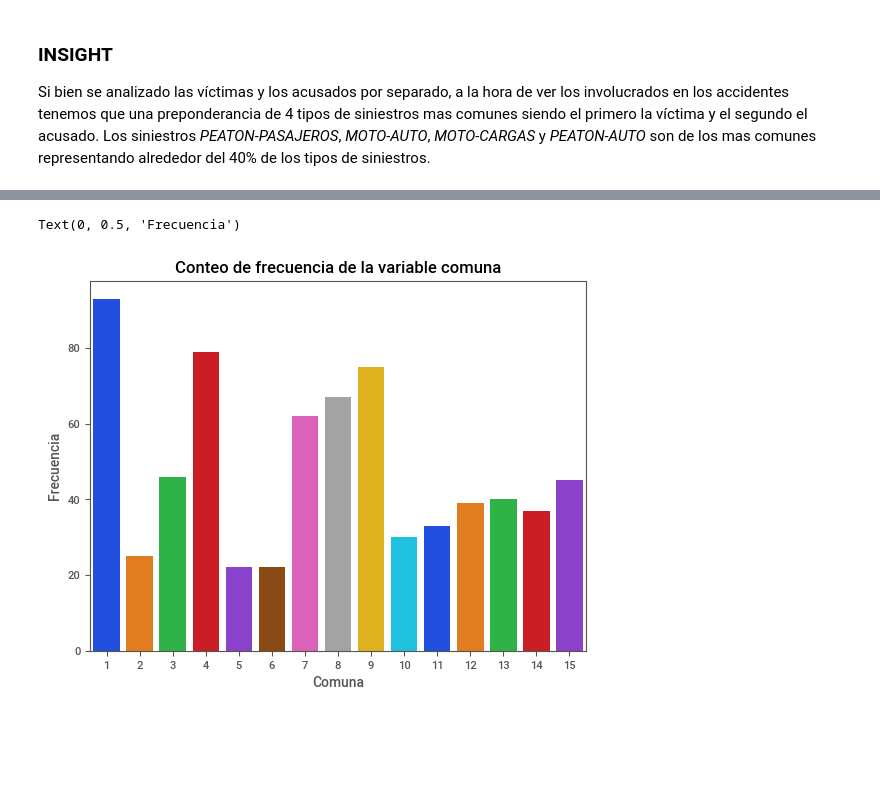
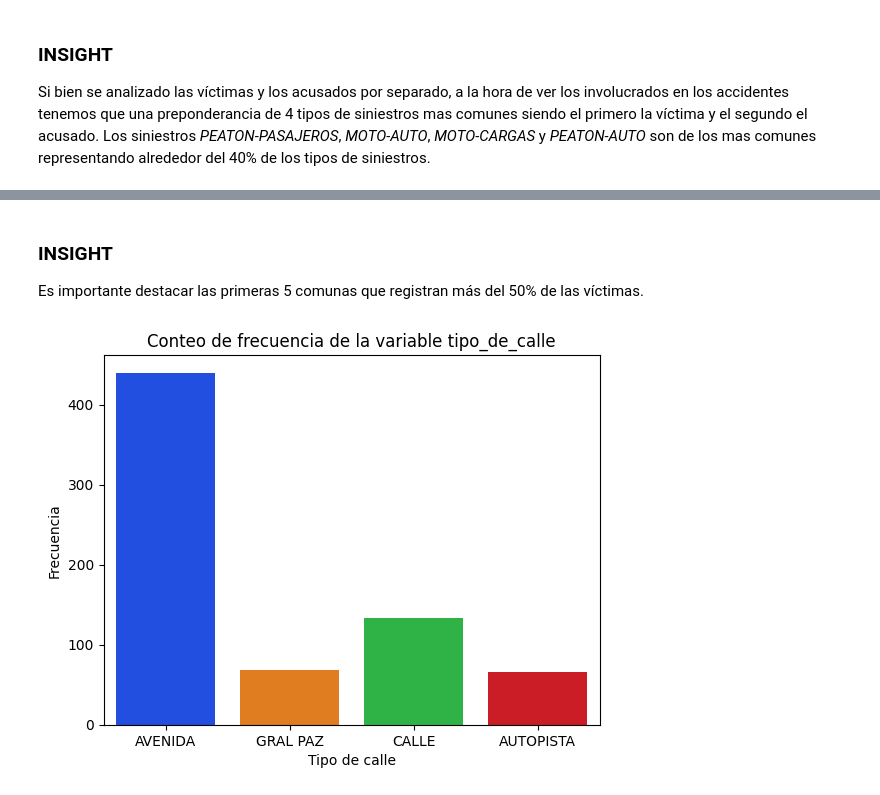
Before and after one commit to Juancito2085/PI_Data_Analyst, a Jupyter notebook: EDA.ipynb, the cells around one changed output, grey strips where cells are left out. Cells and saved outputs as stored; diff of their text form; code cells hidden in the pictures; blank space fills up the shorter version.

```diff
--- a/EDA.ipynb
+++ b/EDA.ipynb
@@ -562,15 +562,15 @@ ax.set_ylabel('Frecuencia');
 [figure]
 # %%
 # Supongamos que df es tu DataFrame y 'fecha' es tu columna de fecha
-df['year'] = df['fecha'].dt.year
-df_yearly_count = df.groupby('year').size().reset_index(name='counts')
+df['año'] = df['fecha'].dt.year
+df_yearly_count = df.groupby('año').size().reset_index(name='counts')
 
 # Crea el gráfico de líneas
-ax = df_yearly_count.plot(kind='line', x='year', y='counts', alpha=0.5, marker='o',legend=False)
+ax = df_yearly_count.plot(kind='line', x='año', y='counts', alpha=0.5, marker='o',legend=False)
 
 
 # Crea el gráfico de regresión en el mismo eje
-sns.regplot(data=df_yearly_count, x='year', y='counts', scatter=False, ax=ax)
+sns.regplot(data=df_yearly_count, x='año', y='counts', scatter=False, ax=ax)
 
 ax.set_title('Tendencia de la cantidad de víctimas por año')
 ax.set_xlabel('Año')
@@ -755,8 +832,10 @@ ValueError: Length of SeriesGroupBy vectors must match length of `data` when bot
+# %% [markdown]
+### INSIGHT
+Es importante destacar las primeras 5 comunas que registran más del 50% de las víctimas.
 # %%
-ax=sns.countplot(data=df, x='comuna', hue='comuna', palette='bright',legend=False)
-ax.set_title('Conteo de frecuencia de la variable comuna')
-ax.set_xlabel('Comuna')
-ax.set_ylabel('Frecuencia')
+ax=sns.countplot(data=df, x='tipo_de_calle', hue='tipo_de_calle', palette='bright')
+ax.set_title('Conteo de frecuencia de la variable tipo_de_calle')
+ax.set_xlabel('Tipo de calle')
+ax.set_ylabel('Frecuencia');
 # %% [output]
-Text(0, 0.5, 'Frecuencia')
-[figure, old version]
+[figure, new version]
```
Also changed, not shown: parts of 39 cells of this notebook, 1 other file.
